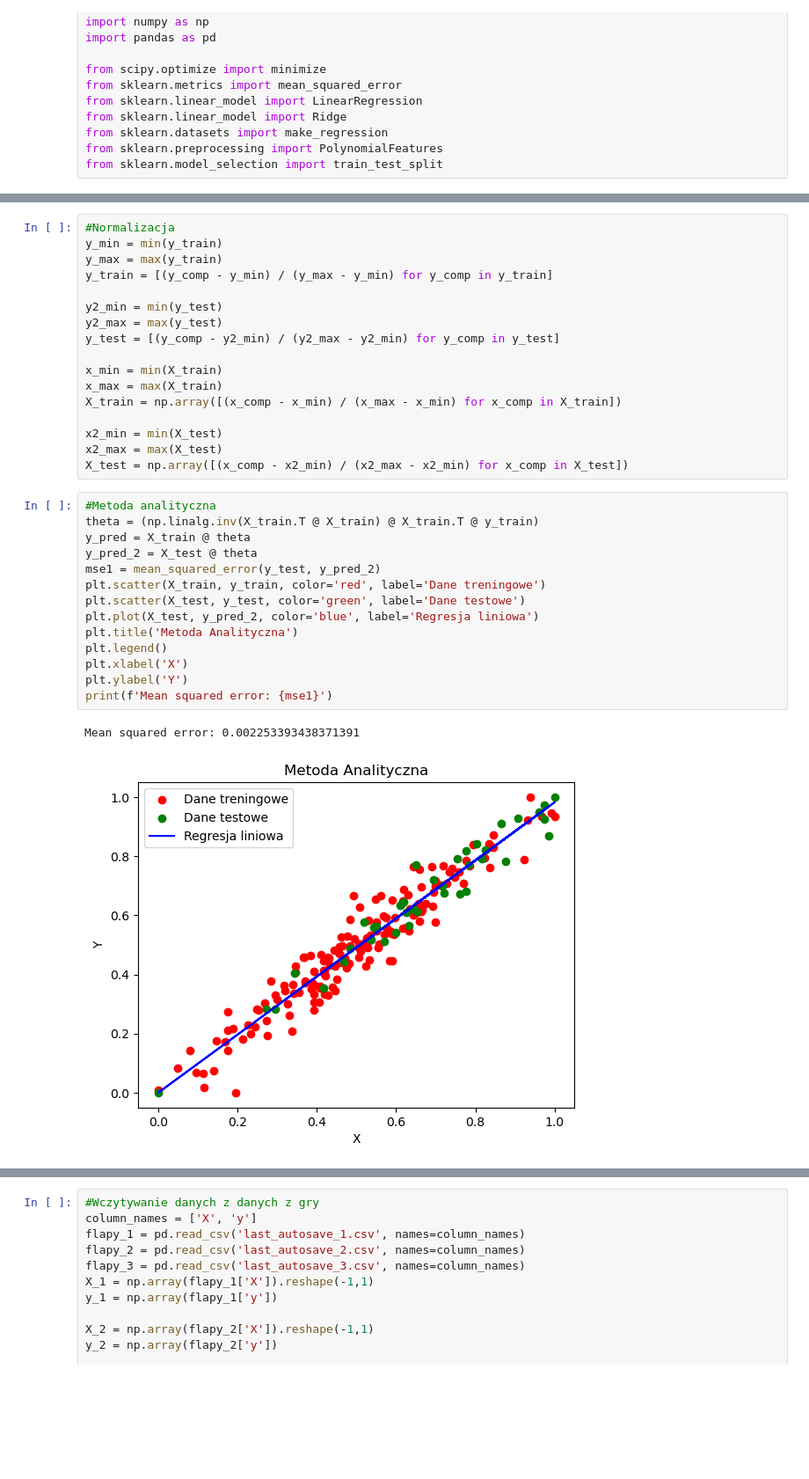
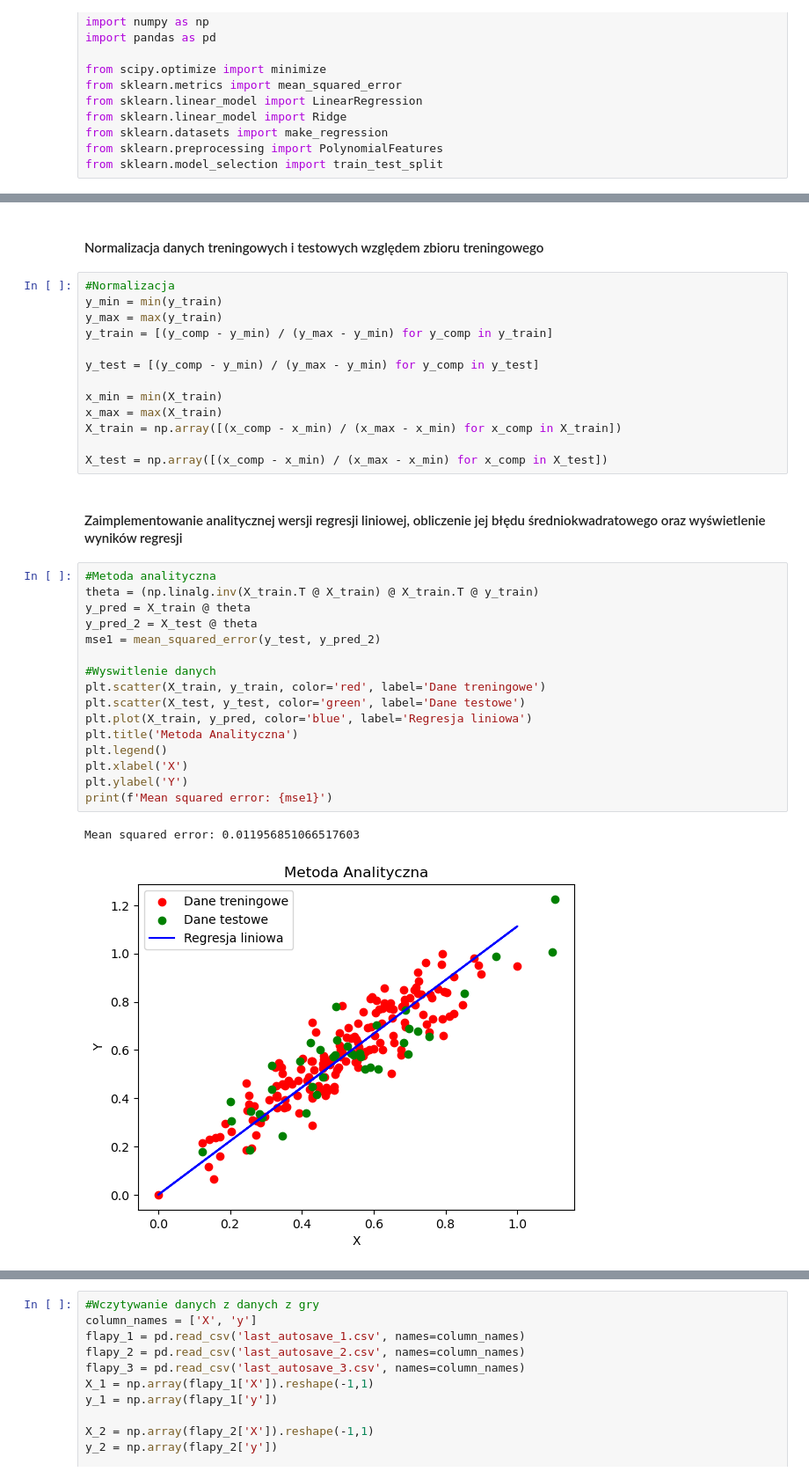
Before and after one commit to HaZhul/ML-models, a Jupyter notebook: PUM1/Lab1.ipynb, the cells around one changed output, grey strips where cells are left out. Shown at 88% size. Cells and saved outputs as stored; diff of their text form; blank space fills up the shorter version.

```diff
--- a/PUM1/Lab1.ipynb
+++ b/PUM1/Lab1.ipynb
@@ -27,34 +37,36 @@ plt.show()
+# %% [markdown]
+#### Normalizacja danych treningowych i testowych względem zbioru treningowego
 # %%
 #Normalizacja
 y_min = min(y_train)
 y_max = max(y_train)
 y_train = [(y_comp - y_min) / (y_max - y_min) for y_comp in y_train]
 
-y2_min = min(y_test)
-y2_max = max(y_test)
-y_test = [(y_comp - y2_min) / (y2_max - y2_min) for y_comp in y_test]
+y_test = [(y_comp - y_min) / (y_max - y_min) for y_comp in y_test]
 
 x_min = min(X_train)
 x_max = max(X_train)
 X_train = np.array([(x_comp - x_min) / (x_max - x_min) for x_comp in X_train])
 
-x2_min = min(X_test)
-x2_max = max(X_test)
-X_test = np.array([(x_comp - x2_min) / (x2_max - x2_min) for x_comp in X_test])
+X_test = np.array([(x_comp - x_min) / (x_max - x_min) for x_comp in X_test])
+# %% [markdown]
+#### Zaimplementowanie analitycznej wersji regresji liniowej, obliczenie jej błędu średniokwadratowego oraz wyświetlenie wyników regresji
 # %%
 #Metoda analityczna
 theta = (np.linalg.inv(X_train.T @ X_train) @ X_train.T @ y_train)
 y_pred = X_train @ theta
 y_pred_2 = X_test @ theta
 mse1 = mean_squared_error(y_test, y_pred_2)
+
+#Wyswitlenie danych
 plt.scatter(X_train, y_train, color='red', label='Dane treningowe')
 plt.scatter(X_test, y_test, color='green', label='Dane testowe')
-plt.plot(X_test, y_pred_2, color='blue', label='Regresja liniowa')
+plt.plot(X_train, y_pred, color='blue', label='Regresja liniowa')
 plt.title('Metoda Analityczna')
 plt.legend()
 plt.xlabel('X')
 plt.ylabel('Y')
 print(f'Mean squared error: {mse1}')
 # %% [output]
-Mean squared error: 0.002253393438371391
+Mean squared error: 0.011956851066517603
-[figure, old version]
+[figure, new version]
```
Also changed, not shown: parts of 16 cells of this notebook, 2 other files.
